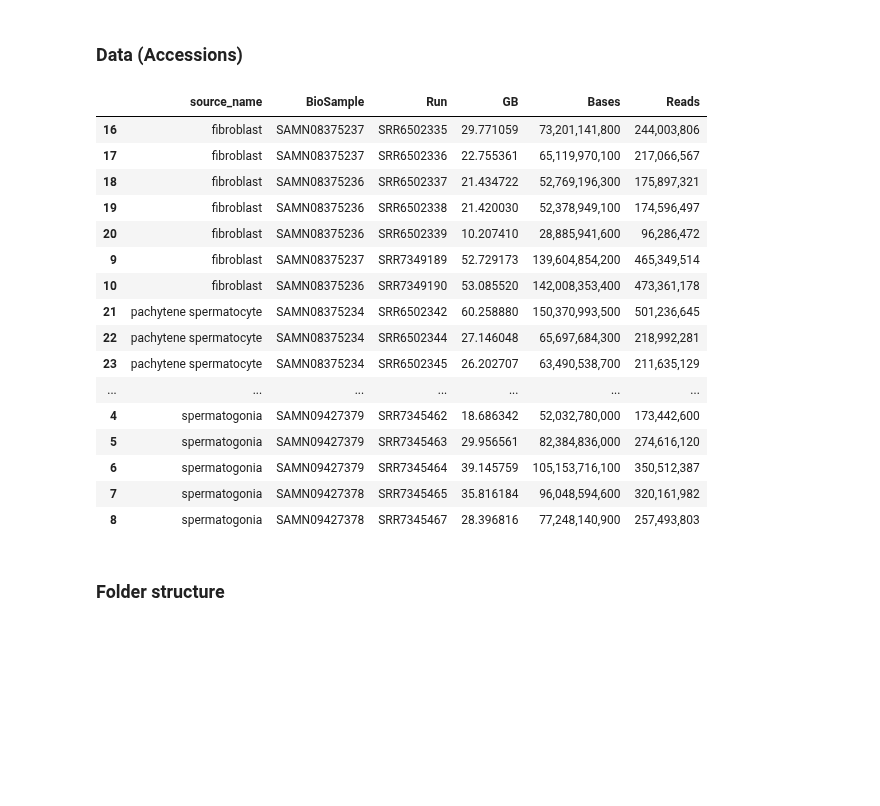
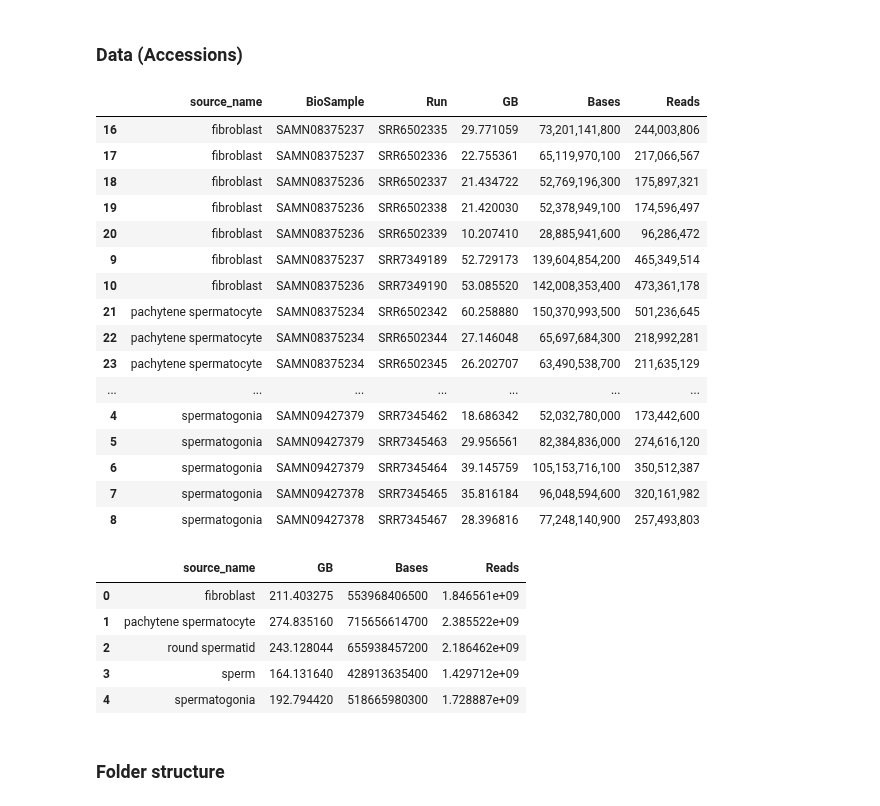
Before and after one commit to munch-group/hic-spermatogenesis, a Jupyter notebook: notebooks/03_compartments.ipynb, the cells around one changed output. Cells and saved outputs as stored; diff of their text form; code cells hidden in the pictures; blank space fills up the shorter version.

```diff
--- a/notebooks/03_compartments.ipynb
+++ b/notebooks/03_compartments.ipynb
@@ -25,37 +25,43 @@ We will:
 # %%
 #| echo: false
 
 import pandas as pd
 
 df = pd.read_csv('../data/SraRunTable.txt')[['source_name','Run', 'BioSample', 'Bases','Bytes']].sort_values(['source_name', 'Run'])
 df['GB'] = df['Bytes'].apply(lambda x: x / (1024 ** 3))
 df['Reads'] = df['Bases']/300
 df = df[['source_name', 'BioSample', 'Run', 'GB', 'Bases', 'Reads']]
 
 # Use the style method to format the columns for display
-df.style.format({'Bases': '{:,.0f}', 'Reads': '{:,.0f}'})
+df1 = df.style.format({'Bases': '{:,.0f}', 'Reads': '{:,.0f}'})
 
-# Hard code the formatting
-# df[['Bases', 'Bytes', 'Reads']] = df[['Bases', 'Bytes', 'Reads']].map(lambda x: f"{int(x):,}")
-#df
+df_grouped = df.groupby('source_name').agg({'GB': 'sum', 'Bases': 'sum', 'Reads': 'sum'}).reset_index()
+
+display(df1, df_grouped)
 # %% [output]
 |  | source_name | BioSample | Run | GB | Bases | Reads |
 | 16 | fibroblast | SAMN08375237 | SRR6502335 | 29.771059 | 73,201,141,800 | 244,003,806 |
 | 17 | fibroblast | SAMN08375237 | SRR6502336 | 22.755361 | 65,119,970,100 | 217,066,567 |
 | 18 | fibroblast | SAMN08375236 | SRR6502337 | 21.434722 | 52,769,196,300 | 175,897,321 |
 | 19 | fibroblast | SAMN08375236 | SRR6502338 | 21.420030 | 52,378,949,100 | 174,596,497 |
 | 20 | fibroblast | SAMN08375236 | SRR6502339 | 10.207410 | 28,885,941,600 | 96,286,472 |
 | 9 | fibroblast | SAMN08375237 | SRR7349189 | 52.729173 | 139,604,854,200 | 465,349,514 |
 | 10 | fibroblast | SAMN08375236 | SRR7349190 | 53.085520 | 142,008,353,400 | 473,361,178 |
 | 21 | pachytene spermatocyte | SAMN08375234 | SRR6502342 | 60.258880 | 150,370,993,500 | 501,236,645 |
 | 22 | pachytene spermatocyte | SAMN08375234 | SRR6502344 | 27.146048 | 65,697,684,300 | 218,992,281 |
 | 23 | pachytene spermatocyte | SAMN08375234 | SRR6502345 | 26.202707 | 63,490,538,700 | 211,635,129 |
 | ... | ... | ... | ... | ... | ... | ... |
 | 4 | spermatogonia | SAMN09427379 | SRR7345462 | 18.686342 | 52,032,780,000 | 173,442,600 |
 | 5 | spermatogonia | SAMN09427379 | SRR7345463 | 29.956561 | 82,384,836,000 | 274,616,120 |
 | 6 | spermatogonia | SAMN09427379 | SRR7345464 | 39.145759 | 105,153,716,100 | 350,512,387 |
 | 7 | spermatogonia | SAMN09427378 | SRR7345465 | 35.816184 | 96,048,594,600 | 320,161,982 |
 | 8 | spermatogonia | SAMN09427378 | SRR7345467 | 28.396816 | 77,248,140,900 | 257,493,803 |
+|  | source_name | GB | Bases | Reads |
+| 0 | fibroblast | 211.403275 | 553968406500 | 1.846561e+09 |
+| 1 | pachytene spermatocyte | 274.835160 | 715656614700 | 2.385522e+09 |
+| 2 | round spermatid | 243.128044 | 655938457200 | 2.186462e+09 |
+| 3 | sperm | 164.131640 | 428913635400 | 1.429712e+09 |
+| 4 | spermatogonia | 192.794420 | 518665980300 | 1.728887e+09 |
 # %% [markdown]
 ### Folder structure
 # %%
```
Also changed, not shown: parts of 10 cells of this notebook.
